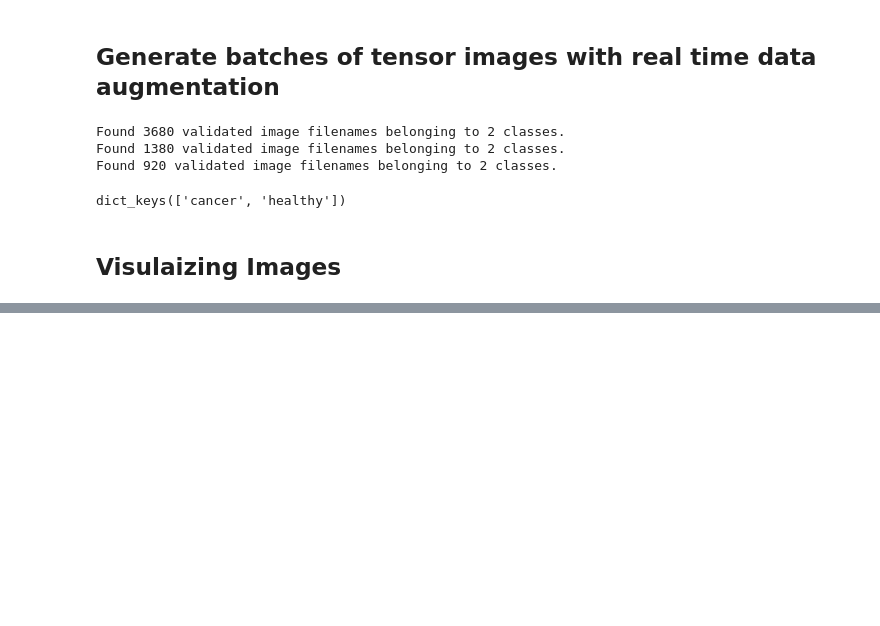
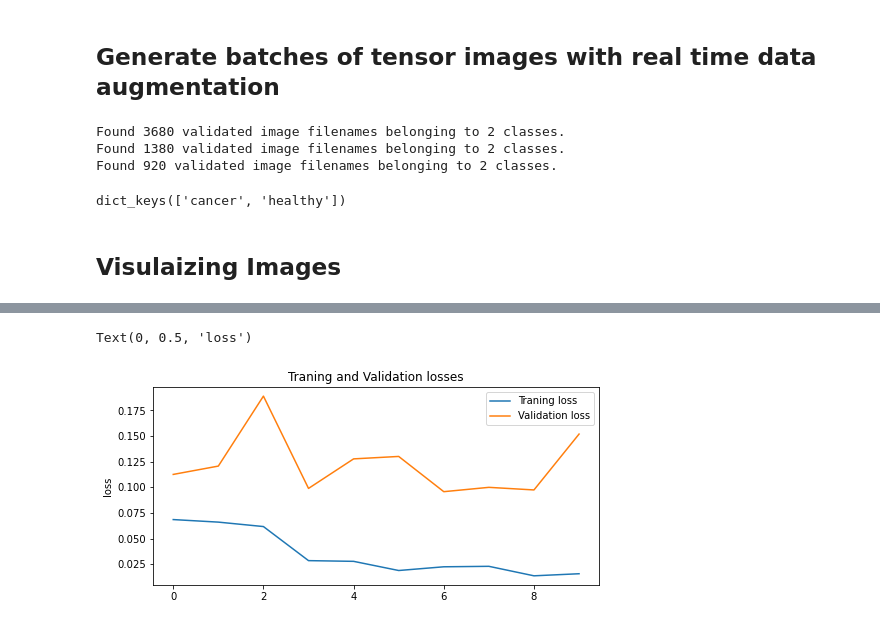
Before and after one commit to Sannan-Uzair/brain-tumor-98--accuracy, a Jupyter notebook: brain tumor classification.ipynb, the cells around one changed output, grey strips where cells are left out. Cells and saved outputs as stored; diff of their text form; code cells hidden in the pictures; blank space fills up the shorter version.

```diff
--- a/brain tumor classification.ipynb
+++ b/brain tumor classification.ipynb
@@ -111,0 +193,13 @@ plt.show()
+# %%
+plt.figure(figsize=(8,8))
+plt.subplot(2,1,1)
+
+plt.plot(loss, label = 'Traning loss')
+plt.plot(val_loss ,label = 'Validation loss')
+
+plt.legend()
+plt.title('Traning and Validation losses')
+plt.ylabel('loss')
+# %% [output]
+Text(0, 0.5, 'loss')
+[figure, added]
```
Also changed, not shown: parts of 12 cells of this notebook.
